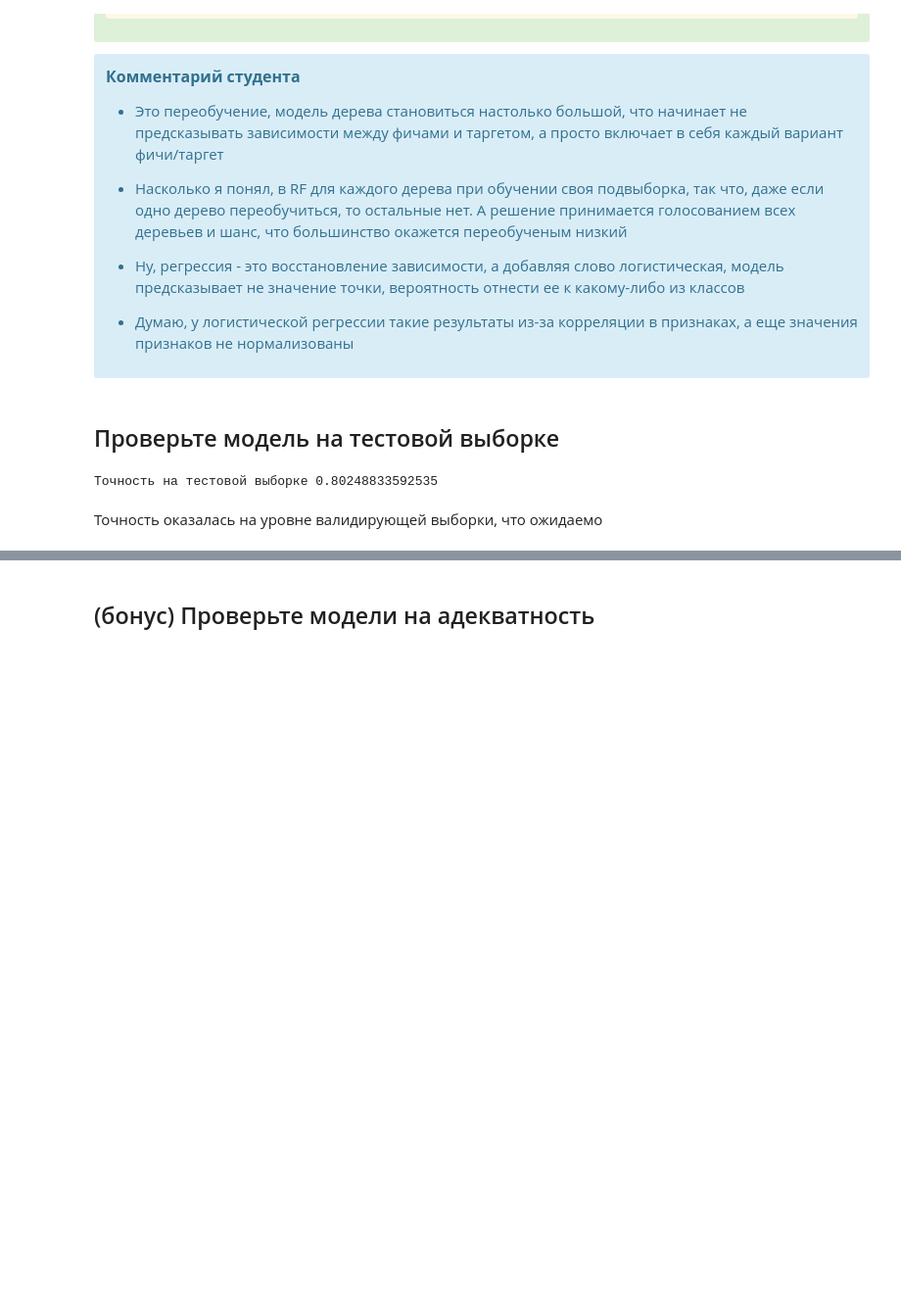
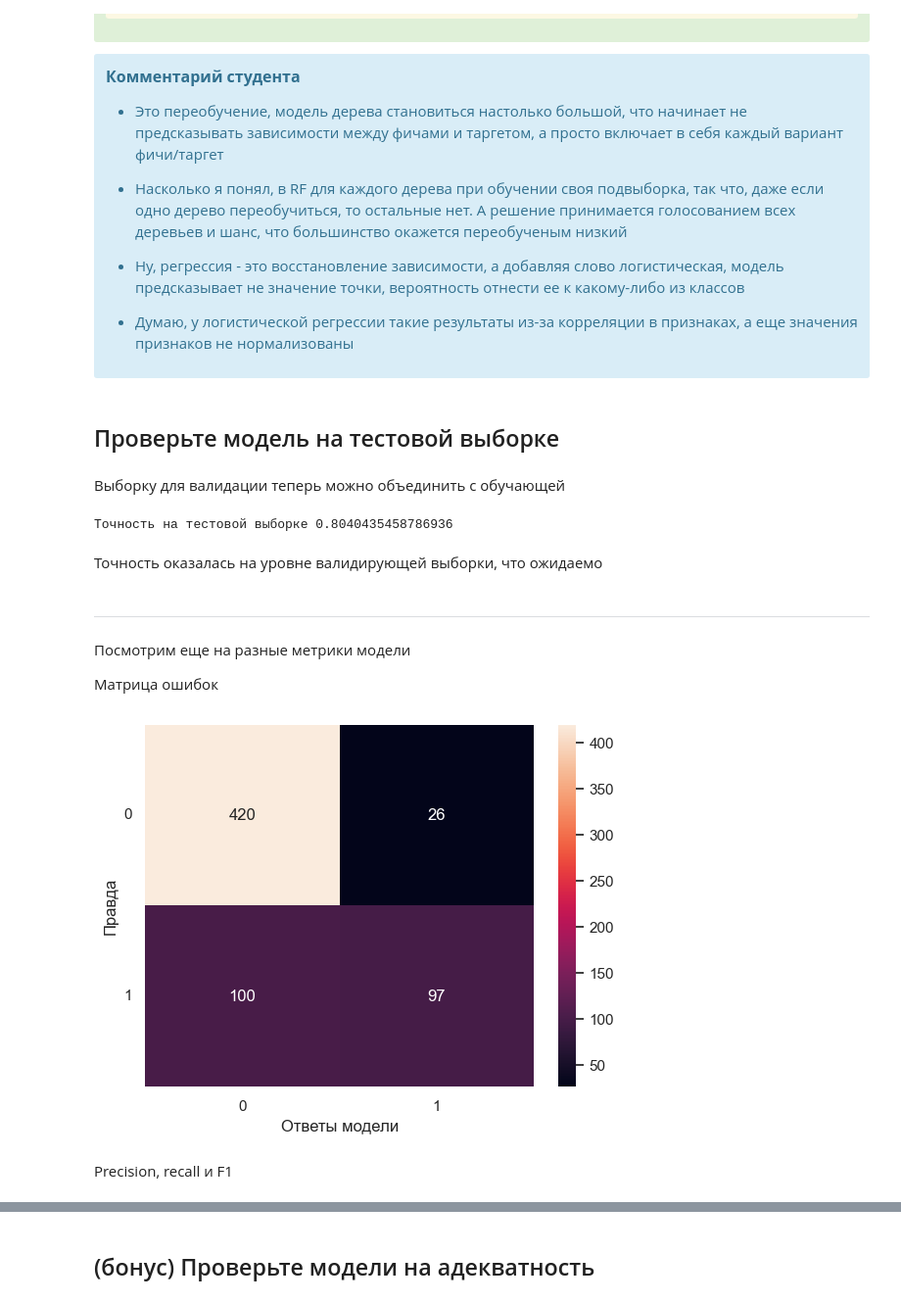
Before and after one commit to alex-blessed/YandexP-projects, a Jupyter notebook: YaTariffs.ipynb, the cells around one changed output, grey strips where cells are left out. Shown: that part at 98% size. Saved outputs shown, nothing was run; the diff lists cells and outputs as text; code cells hidden in the pictures; blank space fills up the shorter version.

```diff
--- a/YaTariffs.ipynb
+++ b/YaTariffs.ipynb
@@ -539,12 +539,32 @@ logistic_regression()
 </div>
 # %% [markdown]
 ## Проверьте модель на тестовой выборке
+# %% [markdown]
+Выборку для валидации теперь можно объединить с обучающей
 # %%
-best_model = RandomForestClassifier(n_estimators=39, random_state=123)
+features_train = pd.concat([features_train, features_valid])
+target_train = pd.concat([target_train, target_valid])
+
+best_model = RandomForestClassifier(n_estimators=18, max_depth=8, random_state=123)
 best_model.fit(features_train, target_train)
 answers_test = best_model.predict(features_test)
 print('Точность на тестовой выборке', accuracy_score(target_test, answers_test))
 # %% [output]
-Точность на тестовой выборке 0.80248833592535
+Точность на тестовой выборке 0.8040435458786936
 # %% [markdown]
 Точность оказалась на уровне валидирующей выборки, что ожидаемо
+# %% [markdown]
+---
+Посмотрим еще на разные метрики модели
+
+Матрица ошибок
+# %%
+conf_matrix = confusion_matrix(target_test, answers_test)
+sns.heatmap(conf_matrix, annot=True, fmt='d')
+plt.xlabel('Ответы модели')
+plt.ylabel('Правда')
+plt.yticks(rotation=0);
+# %% [output]
+[figure, added]
+# %% [markdown]
+Precision, recall и F1
```
Also changed, not shown: parts of 8 cells of this notebook.
